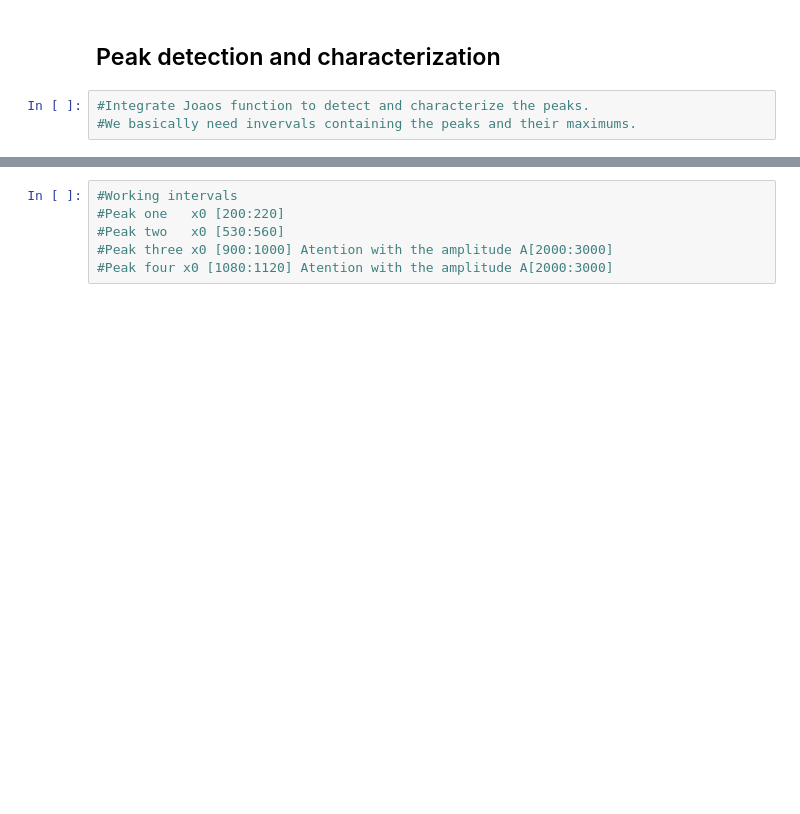
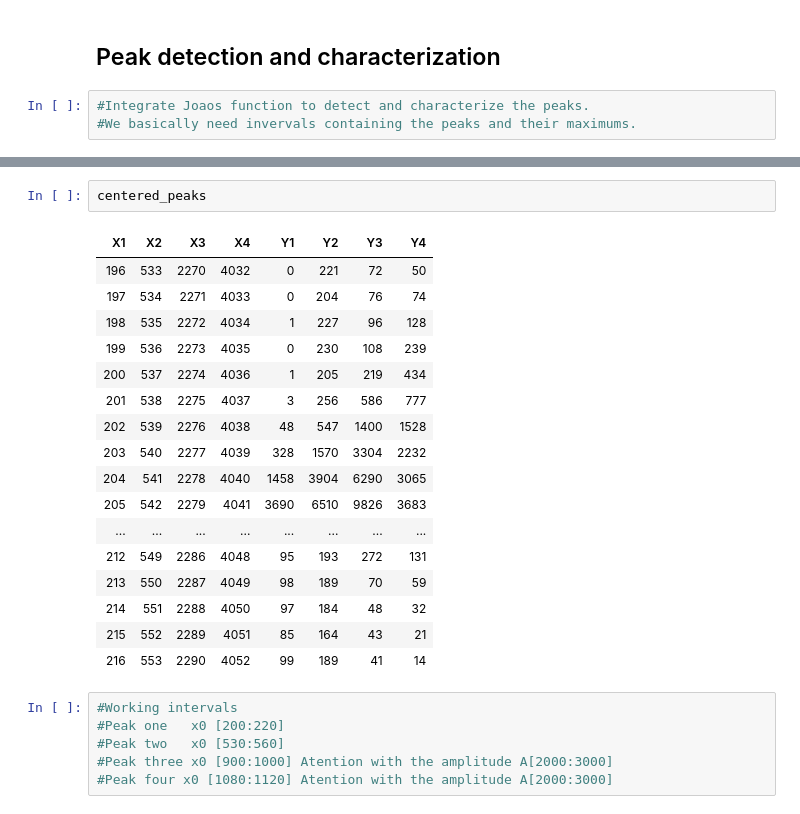
Before and after one commit to jtfreitas/AdSt_project, a Jupyter notebook: Hilario.ipynb, the cells around one changed output, grey strips where cells are left out. Cells and saved outputs as stored; diff of their text form; blank space fills up the shorter version.

```diff
--- a/Hilario.ipynb
+++ b/Hilario.ipynb
@@ -146,3 +150,23 @@ Traceback:
+# %%
+centered_peaks
+# %% [output]
+| X1 | X2 | X3 | X4 | Y1 | Y2 | Y3 | Y4 |
+| 196 | 533 | 2270 | 4032 | 0 | 221 | 72 | 50 |
+| 197 | 534 | 2271 | 4033 | 0 | 204 | 76 | 74 |
+| 198 | 535 | 2272 | 4034 | 1 | 227 | 96 | 128 |
+| 199 | 536 | 2273 | 4035 | 0 | 230 | 108 | 239 |
+| 200 | 537 | 2274 | 4036 | 1 | 205 | 219 | 434 |
+| 201 | 538 | 2275 | 4037 | 3 | 256 | 586 | 777 |
+| 202 | 539 | 2276 | 4038 | 48 | 547 | 1400 | 1528 |
+| 203 | 540 | 2277 | 4039 | 328 | 1570 | 3304 | 2232 |
+| 204 | 541 | 2278 | 4040 | 1458 | 3904 | 6290 | 3065 |
+| 205 | 542 | 2279 | 4041 | 3690 | 6510 | 9826 | 3683 |
+| ... | ... | ... | ... | ... | ... | ... | ... |
+| 212 | 549 | 2286 | 4048 | 95 | 193 | 272 | 131 |
+| 213 | 550 | 2287 | 4049 | 98 | 189 | 70 | 59 |
+| 214 | 551 | 2288 | 4050 | 97 | 184 | 48 | 32 |
+| 215 | 552 | 2289 | 4051 | 85 | 164 | 43 | 21 |
+| 216 | 553 | 2290 | 4052 | 99 | 189 | 41 | 14 |
 # %%
 #Working intervals
 #Peak one   x0 [200:220]
```
Also changed, not shown: parts of 14 cells of this notebook, 1 other file.
